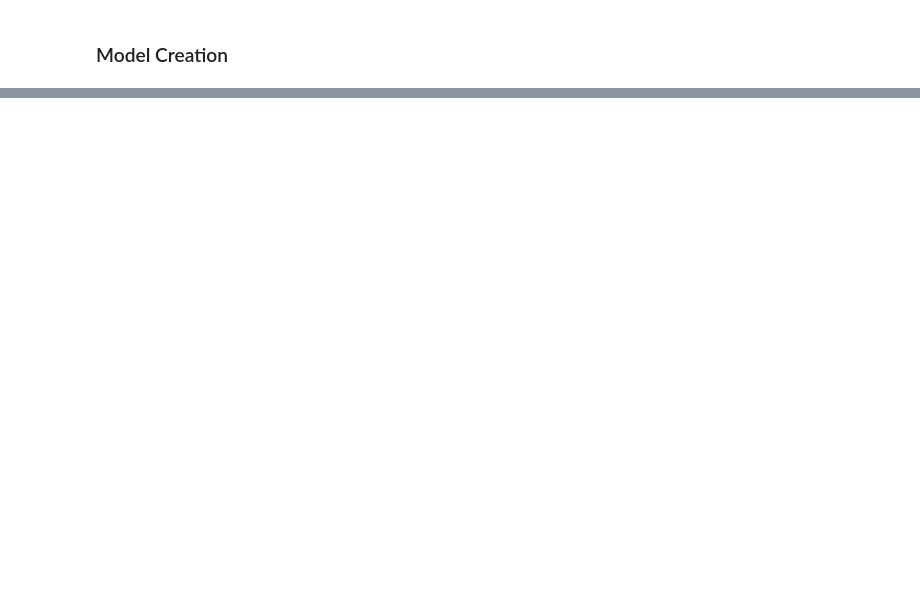
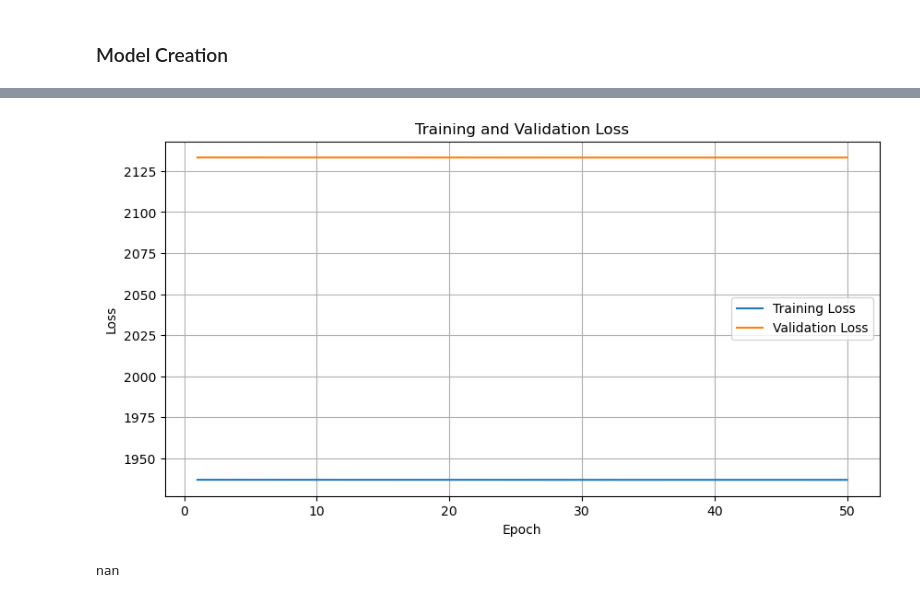
Before and after one commit to JohnBogacz/Kaggle-Travelers-2023, a Jupyter notebook: src/NN/NN.ipynb, the cells around one changed output, grey strips where cells are left out. Drawn from its saved outputs; the diff is of its cells as text; code cells hidden in the pictures; blank space fills up the shorter version.

```diff
--- a/src/NN/NN.ipynb
+++ b/src/NN/NN.ipynb
@@ -166,0 +131,34 @@ Sample 5 - Predicted: 112.23, True Value: 0.00
+# %%
+val_no_improve_counter = 0
+best_val_loss = float('inf')
+
+train_losses = []
+val_losses = []
+for epoch in range(NUM_EPOCHS):
+    outputs = model(X_train)
+    loss = criterion(outputs, y_train)
+
+    optimizer.zero_grad()
+    loss.backward()
+    optimizer.step()
+
+    if (epoch + 1) % 10 == 0:
+        print(f'Epoch [{epoch+1}/{NUM_EPOCHS}], Loss: {loss.item():.4f}')
+
+    #Val
+    with torch.no_grad():
+        val_outputs = model(X_test)
+        val_loss = criterion(val_outputs, y_test)
+        print(f'Validation Loss: {val_loss.item():.4f}')
+
+        if val_loss > best_val_loss:
+            val_no_improve_counter += 1
+            if val_no_improve_counter >= NUM_NO_VAL_LOSS_IMPROVE:
+                print(f'Early stopping at epoch {epoch+1}. Validation loss stopped improving.')
+                break
+        else:
+            best_val_loss = val_loss
+            counter = 0
+
+    train_losses.append(loss.item())
+    val_losses.append(val_loss.item())
@@ -166,0 +214,12 @@ Sample 5 - Predicted: 112.23, True Value: 0.00
+# %%
+plt.figure(figsize=(10, 5))
+plt.plot(range(1, len(train_losses) + 1), train_losses, label='Training Loss')
+plt.plot(range(1, len(val_losses) + 1), val_losses, label='Validation Loss')
+plt.xlabel('Epoch')
+plt.ylabel('Loss')
+plt.legend()
+plt.title('Training and Validation Loss')
+plt.grid(True)
+plt.show()
+# %% [output]
+[figure, added]
@@ -166,0 +236,15 @@ Sample 5 - Predicted: 112.23, True Value: 0.00
+# %%
+def gini_coefficient(x):
+    diffsum = 0
+    for i, xi in enumerate(x[:-1], 1):
+        diffsum += np.sum(np.abs(xi - x[i:]))
+    return diffsum / (len(x)**2 * np.mean(x))
+
+val_outputs = model(val_dataset)
+val_outputs = torch.where((val_outputs <= 10) & (val_outputs >= -10), torch.tensor(0.0), val_outputs)
+val_outputs = val_outputs.tolist()
+val_outputs = [int(x[0]) for x in val_outputs]
+val_outputs = np.array(val_outputs)
+gini_coefficient(val_outputs)
+# %% [output]
+nan
```
Also changed, not shown: parts of 20 cells of this notebook, 6 other files.
